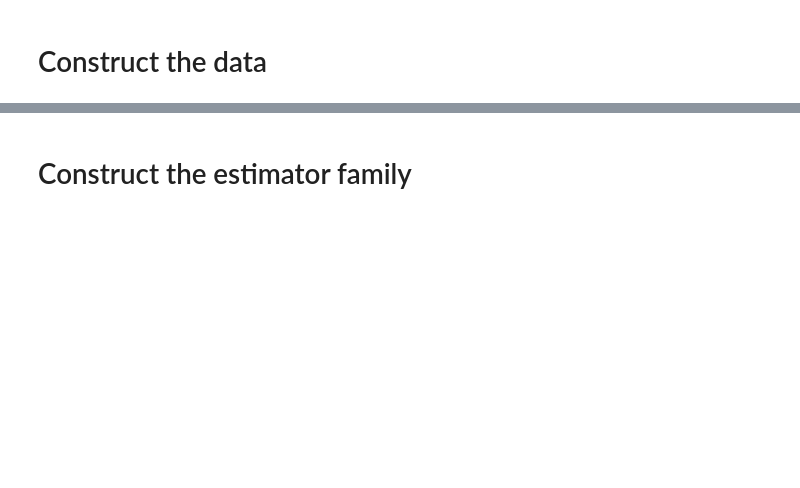
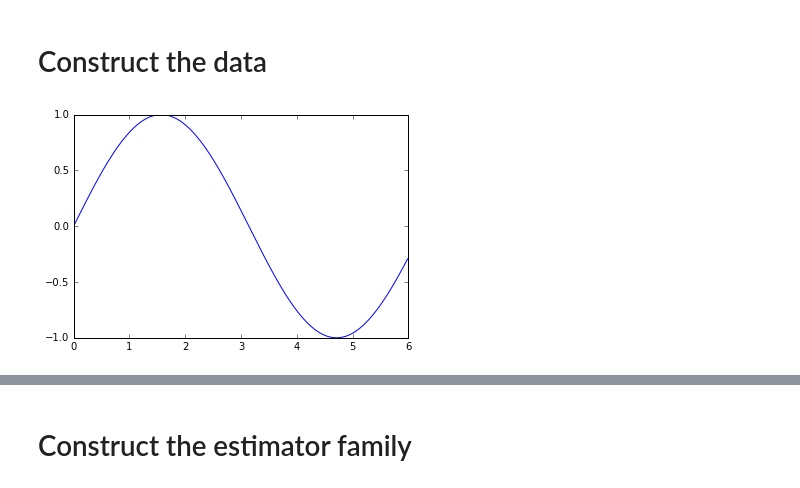
Before and after one commit to Symcies/aggregated_models, a Jupyter notebook: Untitled.ipynb, the cells around one changed output, grey strips where cells are left out. Saved outputs shown, nothing was run; the diff lists cells and outputs as text; code cells hidden in the pictures; blank space fills up the shorter version.

```diff
--- a/Untitled.ipynb
+++ b/Untitled.ipynb
@@ -19,3 +26,8 @@ idx = np.argsort(X)
 X = X[idx]
 Y = Y[idx]
+# %%
+plt.plot(X, signal(X), color = 'b')
+plt.show()
+# %% [output]
+[figure, added]
 # %%
```
Also changed, not shown: parts of 18 cells of this notebook.
